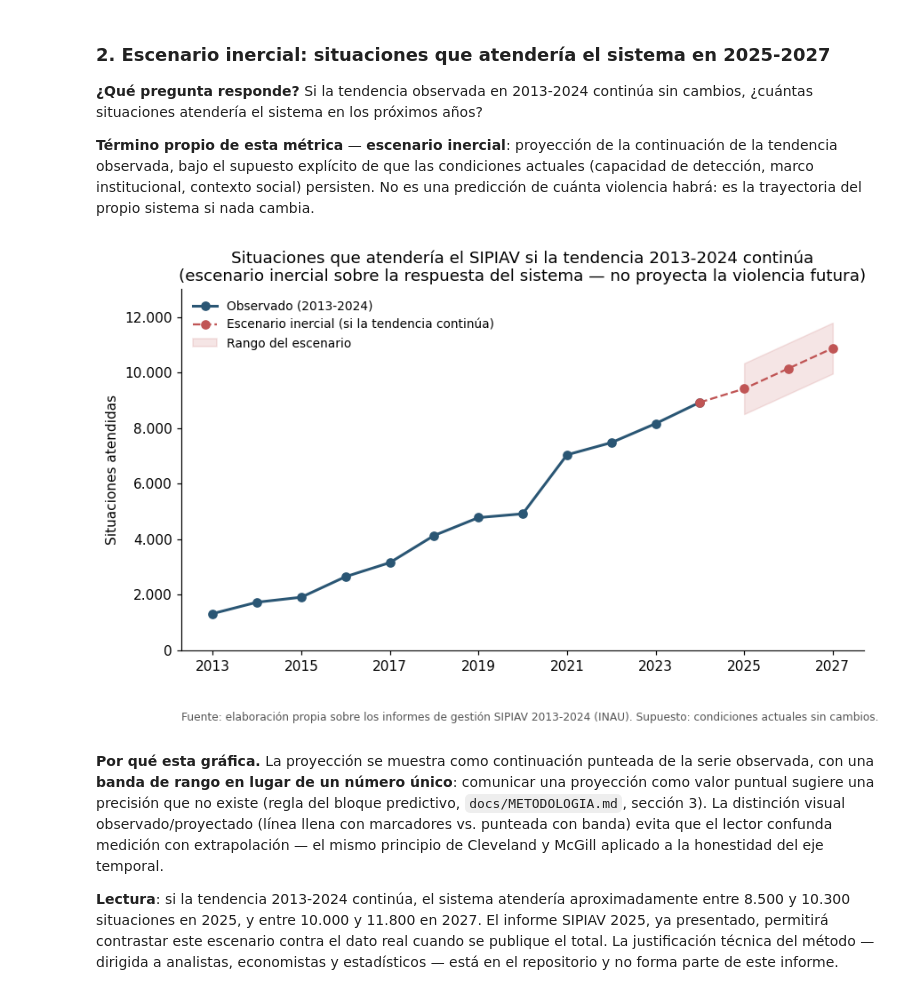
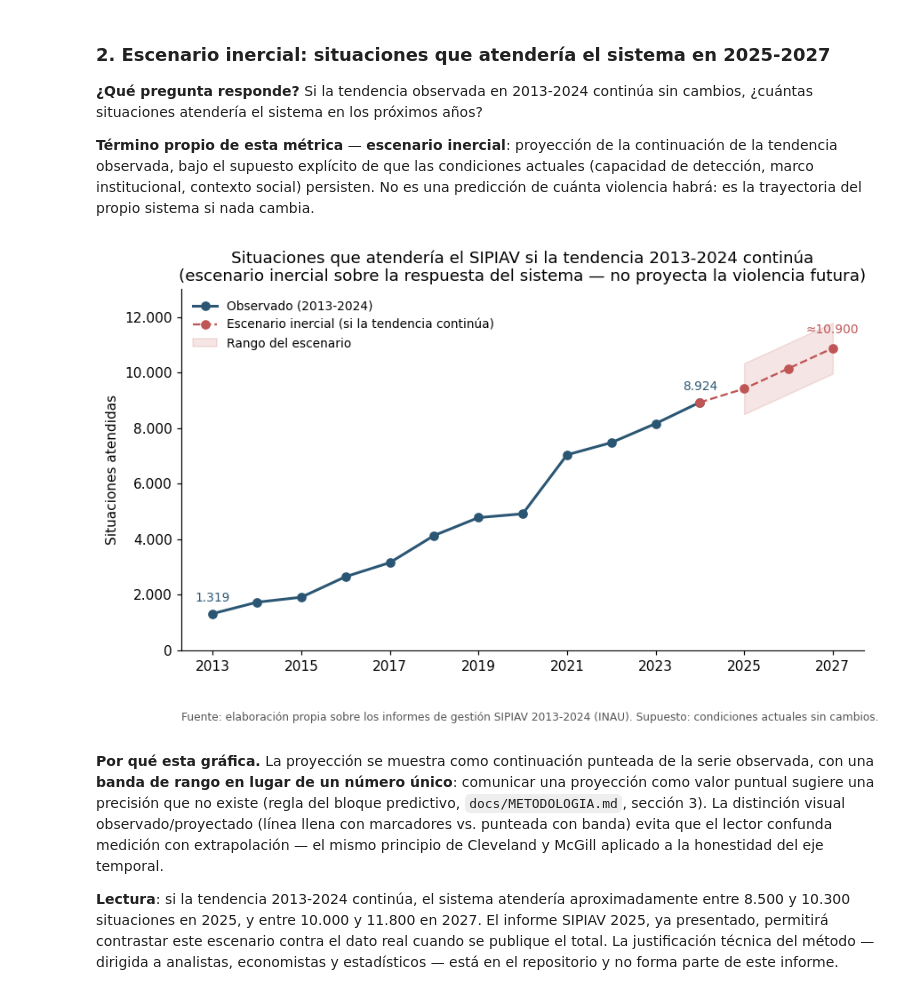
Before and after one commit to MCornesLucas/agente-politicas-sociales, a Jupyter notebook: notebooks/informe_piloto.ipynb, the cells around one changed output. Saved outputs shown, nothing was run; the diff lists cells and outputs as text; code cells hidden in the pictures.

```diff
--- a/notebooks/informe_piloto.ipynb
+++ b/notebooks/informe_piloto.ipynb
@@ -157,34 +157,47 @@ cambia.
 coef = np.polyfit(SIPIAV_ANIOS, SIPIAV_SITUACIONES, 1)
 residuos = SIPIAV_SITUACIONES - np.polyval(coef, SIPIAV_ANIOS)
 s = residuos.std(ddof=2)
 anios_fut = np.arange(2025, 2028)
 proyeccion = np.polyval(coef, anios_fut)
 
 fig, ax = plt.subplots()
 ax.plot(SIPIAV_ANIOS, SIPIAV_SITUACIONES, marker="o", color=COLOR,
         linewidth=2, label="Observado (2013-2024)")
 ax.plot(np.append(SIPIAV_ANIOS[-1], anios_fut),
         np.append(SIPIAV_SITUACIONES[-1], proyeccion),
         marker="o", linestyle="--", color=COLOR_ACENTO,
         label="Escenario inercial (si la tendencia continúa)")
 ax.fill_between(anios_fut, proyeccion - 2 * s, proyeccion + 2 * s,
                 color=COLOR_ACENTO, alpha=0.15, label="Rango del escenario")
 ax.set_ylim(0, 13000)
 ax.set_xticks(np.arange(2013, 2028, 2))
 ax.yaxis.set_major_formatter(mticker.FuncFormatter(lambda v, _: f"{v:,.0f}".replace(",", ".")))
 ax.set_title(
     "Situaciones que atendería el SIPIAV si la tendencia 2013-2024 continúa\n"
     "(escenario inercial sobre la respuesta del sistema — no proyecta la violencia futura)"
 )
 ax.set_ylabel("Situaciones atendidas")
 ax.legend(frameon=False, fontsize=9)
+# Convención del proyecto: toda serie anota su primer y último valor, y
+# la proyección anota su punto final (ver docs/CONVENCIONES_DE_GRAFICAS.md).
+def _fmt(v):
+    return f"{v:,.0f}".replace(",", ".")
+ax.annotate(_fmt(SIPIAV_SITUACIONES[0]), (SIPIAV_ANIOS[0], SIPIAV_SITUACIONES[0]),
+            textcoords="offset points", xytext=(0, 9), ha="center", fontsize=9, color=COLOR)
+ax.annotate(_fmt(SIPIAV_SITUACIONES[-1]), (SIPIAV_ANIOS[-1], SIPIAV_SITUACIONES[-1]),
+            textcoords="offset points", xytext=(0, 9), ha="center", fontsize=9, color=COLOR)
+# El punto proyectado se anota redondeado a centenas y con "≈": la regla
+# del bloque predictivo prohíbe sugerir precisión de unidad en una
+# proyección (el rango exacto lo da la banda y el texto).
+ax.annotate("≈" + _fmt(round(proyeccion[-1], -2)), (anios_fut[-1], proyeccion[-1]),
+            textcoords="offset points", xytext=(0, 11), ha="center", fontsize=9, color=COLOR_ACENTO)
 fig.text(0.125, -0.04,
          "Fuente: elaboración propia sobre los informes de gestión SIPIAV 2013-2024 (INAU). "
          "Supuesto: condiciones actuales sin cambios.",
          fontsize=8, color="#555555")
 plt.show()
 # %% [output]
-[figure, old version]
+[figure, new version]
 # %% [markdown]
 **Por qué esta gráfica.** La proyección se muestra como continuación
 punteada de la serie observada, con una **banda de rango en lugar de un
```
Also changed, not shown: 7 other files.
